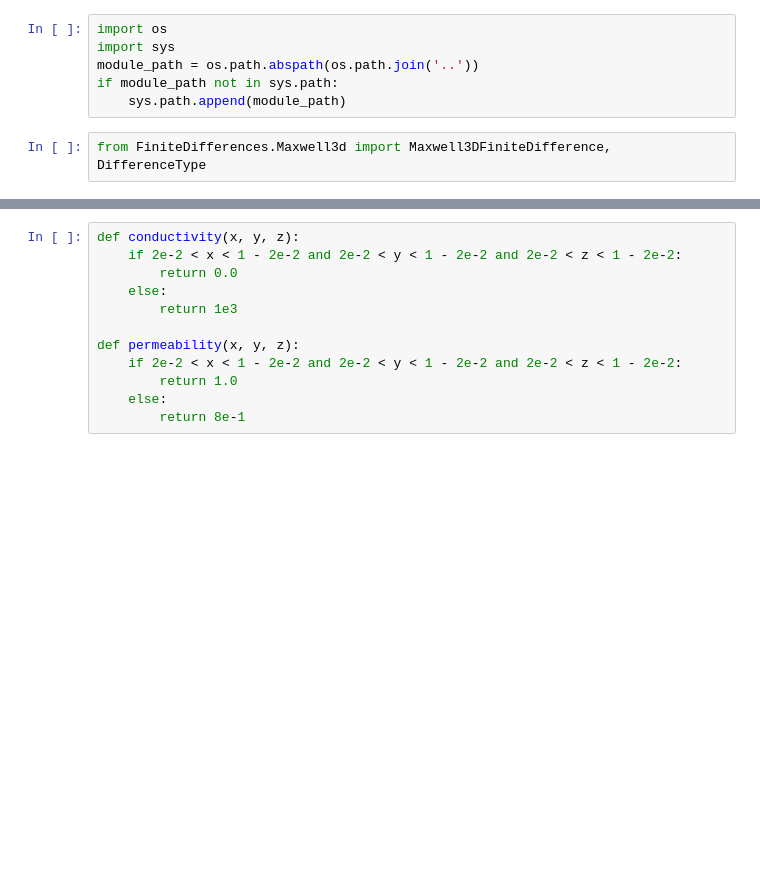
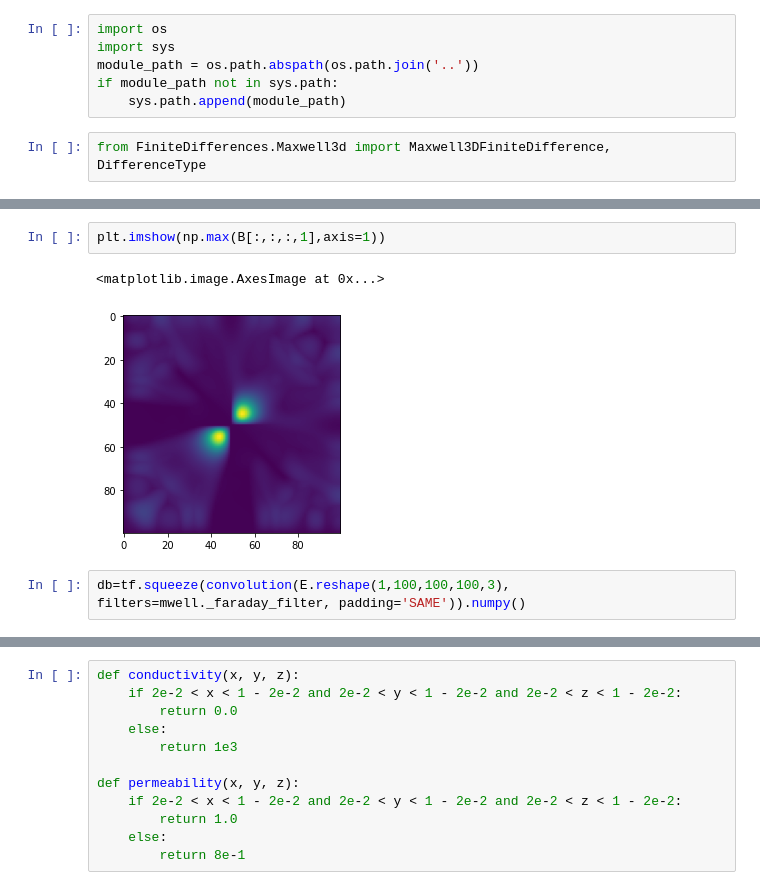
Before and after one commit to OliverSkocek/maxwell, a Jupyter notebook: notebooks/testing 3d.ipynb, the cells around one changed output, grey strips where cells are left out. Cells and saved outputs as stored; diff of their text form; blank space fills up the shorter version.

```diff
--- a/notebooks/testing 3d.ipynb
+++ b/notebooks/testing 3d.ipynb
@@ -34,0 +39,7 @@ B, E, I, p = mwell.evolve(magnetic_field_callable,
+# %%
+plt.imshow(np.max(B[:,:,:,1],axis=1))
+# %% [output]
+<matplotlib.image.AxesImage at 0x...>
+[figure, added]
+# %%
+db=tf.squeeze(convolution(E.reshape(1,100,100,100,3), filters=mwell._faraday_filter, padding='SAME')).numpy()
```
Also changed, not shown: parts of 8 cells of this notebook, 3 other files.
